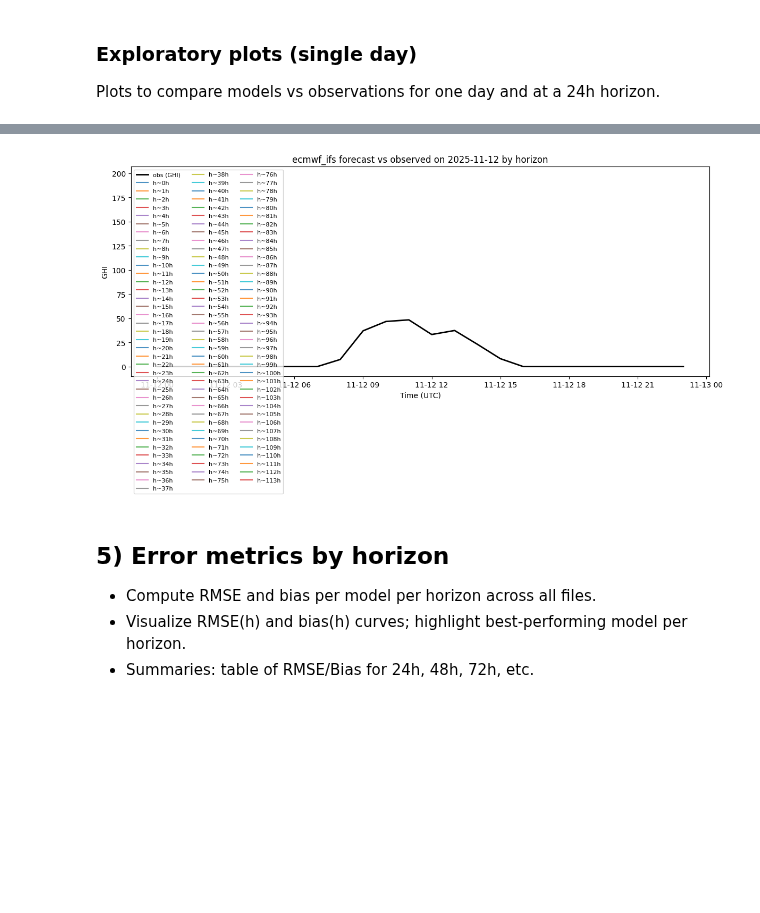
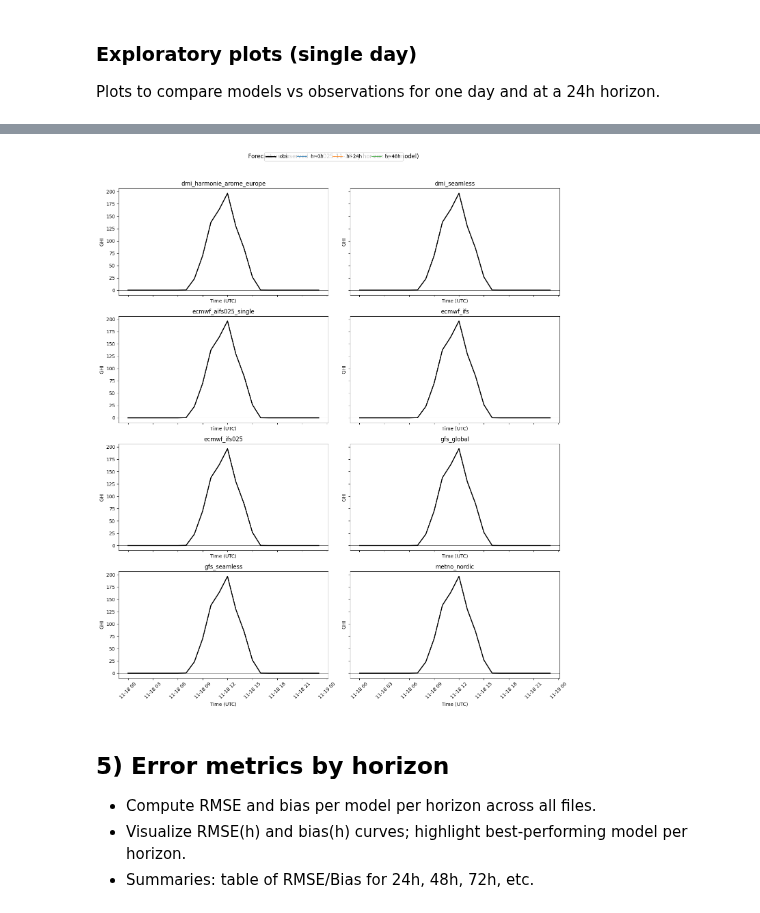
Before and after one commit to Louis2308/Solar-poster, a Jupyter notebook: Forcast_Comparison.ipynb, the cells around one changed output, grey strips where cells are left out. Cells and saved outputs as stored; diff of their text form; code cells hidden in the pictures; blank space fills up the shorter version.

```diff
--- a/Forcast_Comparison.ipynb
+++ b/Forcast_Comparison.ipynb
@@ -211,36 +211,69 @@ import pandas as pd
 if aligned.empty:
     raise ValueError("Run the alignment cell first to build 'aligned'")
 
-# Target day and model to inspect
-target_day = pd.to_datetime('2025-11-12', utc=True)
-model_focus = 'ecmwf_ifs'
+# Target day and model filter (None = all models)
+target_day = pd.to_datetime('2025-11-18', utc=True)
+model_focus = None  # e.g., 'ecmwf_ifs' to focus one model
 
-# Available dates (UTC) for quick reference
+# Available dates for reference
 avail_dates = aligned['date'].dt.floor('D').dropna().unique()
 
+fc_day = aligned[aligned['date'].dt.floor('D') == target_day].copy()
 obs_day = obs_ready[obs_ready['date'].dt.floor('D') == target_day]
-fc_day = aligned[(aligned['date'].dt.floor('D') == target_day) & (aligned['model'] == model_focus)].copy()
+
+if model_focus:
+    fc_day = fc_day[fc_day['model'] == model_focus]
 
 if obs_day.empty or fc_day.empty:
     print("Available dates in aligned (UTC):", np.sort(avail_dates))
     raise ValueError("No data for the chosen target_day/model; adjust target_day or model_focus")
 
-# Horizons up to 7 days (<=168h)
+# Build dataframe of forecasts by model/horizon/time
 fc_day['h_bin'] = fc_day['horizon_hours'].round(0)
 fc_day = fc_day[fc_day['h_bin'] <= 168]
+pred_df = fc_day[['model', 'h_bin', 'date', 'forecast']].copy()
 
-print(f"Horizon bins for {model_focus} on {target_day.date()}:", sorted(fc_day['h_bin'].unique()))
+print("Forecast rows for target day:", len(pred_df))
+print(pred_df.head())
 
-plt.figure(figsize=(12, 6))
-plt.plot(obs_day['date'], obs_day['ghi'], label='obs (GHI)', color='black', linewidth=2)
+# Horizons to plot (keep manageable)
+plot_bins = [0, 24, 48, 72, 96, 120, 144]
+plot_df = pred_df[pred_df['h_bin'].isin(plot_bins)]
 
-for hbin, grp in fc_day.groupby('h_bin'):
-    plt.plot(grp['date'], grp['forecast'], label=f'h~{int(hbin)}h', alpha=0.8)
+models = sorted(plot_df['model'].unique())
+if not models:
+    raise ValueError("No data for selected plot_bins; adjust plot_bins")
 
-plt.xlabel('Time (UTC)')
-plt.ylabel('GHI')
-plt.title(f'{model_focus} forecast vs observed on {target_day.date()} by horizon')
-plt.legend(ncol=3, fontsize=8)
+n_models = len(models)
+cols = 2
+rows = int(np.ceil(n_models / cols))
+fig, axes = plt.subplots(rows, cols, figsize=(14, 4*rows), sharex=True, sharey=True)
+axes = axes.flatten()
+
+print(fc_day.groupby('model')['h_bin'].unique())
+
+for ax, model in zip(axes, models):
+    sub = plot_df[plot_df['model'] == model]
+    ax.plot(obs_day['date'], obs_day['ghi'], color='black', linewidth=2, label='obs')
+    for hbin, grp in sub.groupby('h_bin'):
+        ax.plot(grp['date'], grp['forecast'], label=f'h~{int(hbin)}h', alpha=0.7)
+    ax.set_title(model)
+    ax.axhline(0, color='k', linewidth=0.5)
+    ax.tick_params(axis='x', rotation=45)
+    ax.set_xlabel('Time (UTC)')
+    ax.set_ylabel('GHI')
+
+for ax in axes[n_models:]:
+    ax.set_visible(False)
+
+handles, labels = [], []
+for ax in axes:
+    h, l = ax.get_legend_handles_labels()
+    if h:
+        handles, labels = h, l
+        break
+fig.legend(handles, labels, loc='upper center', ncol=min(4, len(labels)))
+fig.suptitle(f'Forecast vs observed on {target_day.date()} by horizon (per model)', y=1.02)
 plt.tight_layout()
 plt.show()
 # %% [output]
@@ -248,4 +297,4 @@ Horizon bins for ecmwf_ifs on 2025-11-12: [0.0, 1.0, 2.0, 3.0, 4.0, 5.0, 6.0, 7.
-[figure, old version]
+[figure, new version]
 # %% [markdown]
 
 ## 5) Error metrics by horizon
```
Also changed, not shown: parts of 1 cell of this notebook.
